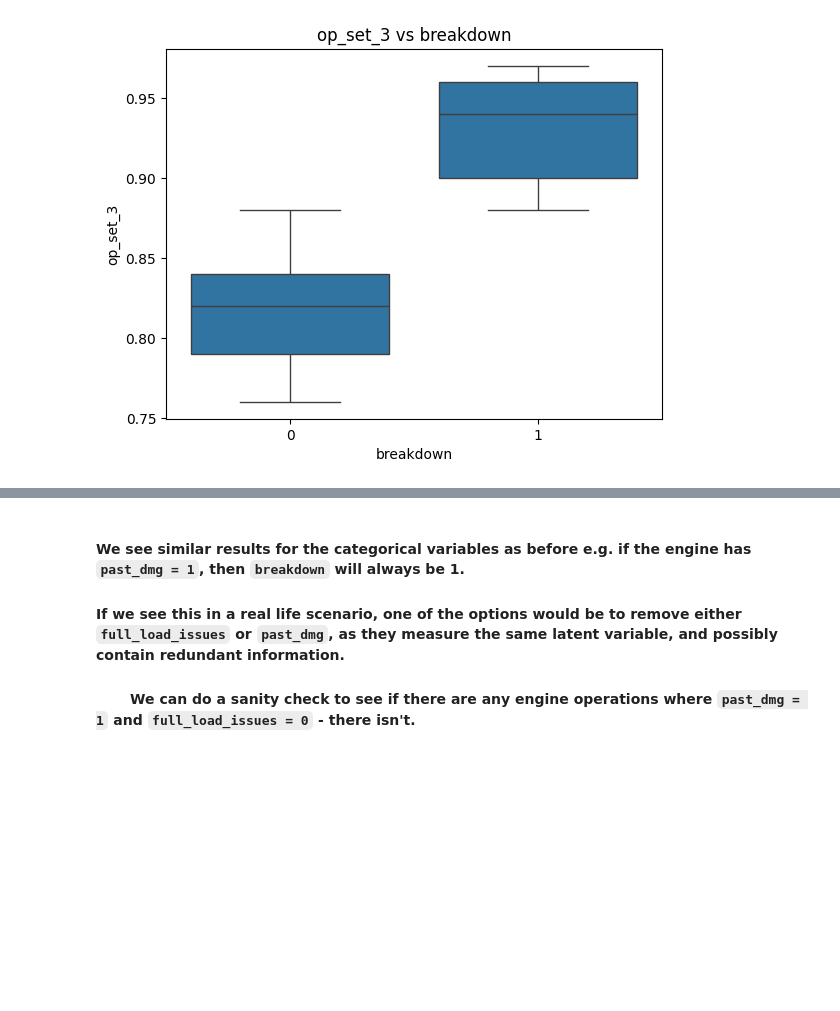
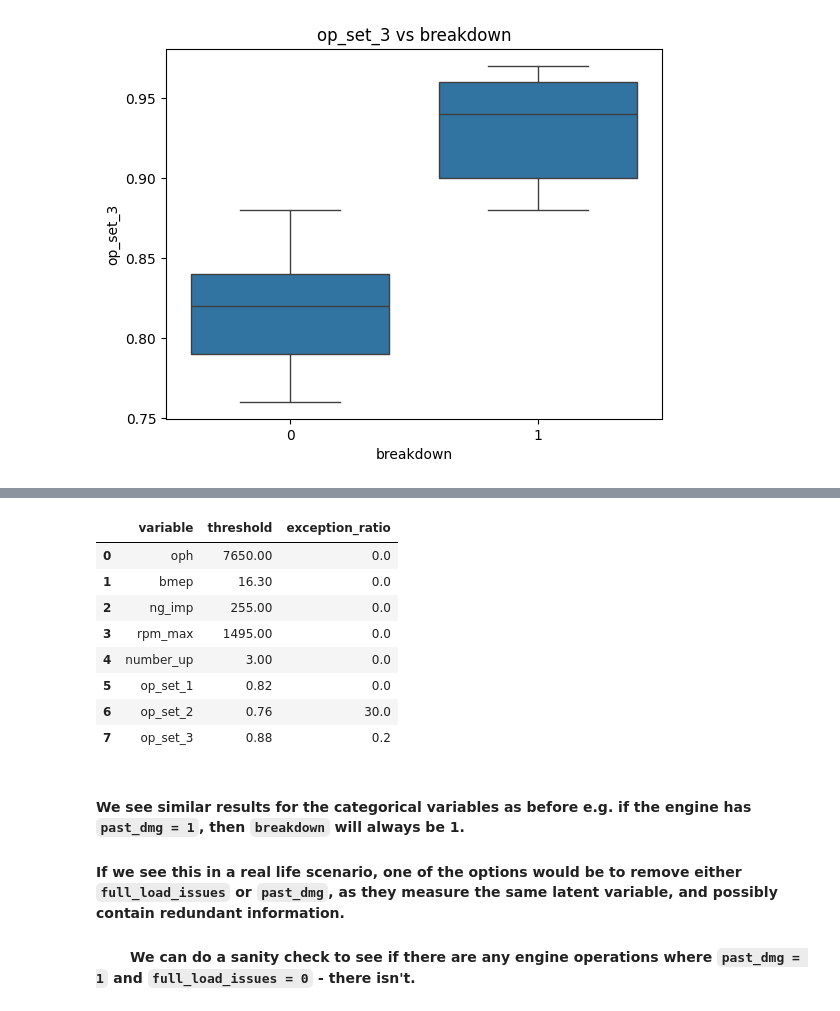
Before and after one commit to krenakxg/bi-case-study, a Jupyter notebook: analysis/01_DQ_EDA.ipynb, the cells around one changed output, grey strips where cells are left out. Cells and saved outputs as stored; diff of their text form; code cells hidden in the pictures; blank space fills up the shorter version.

```diff
--- a/analysis/01_DQ_EDA.ipynb
+++ b/analysis/01_DQ_EDA.ipynb
@@ -115,3 +142,28 @@ for col in metrics_cols:
+# %%
+threshold_results = []
+
+for col in metrics_cols:
+    threshold_min = df[df['breakdown'] == 1][col].min()
+
+    if pd.isna(threshold_min):
+        threshold_results.append({'variable': col,'threshold': pd.NA,'exception_ratio': pd.NA})
+        continue
+
+    exceptions = df[(df[col] >= threshold_min) & (df['breakdown'] == 0)]
+    threshold_results.append({'variable': col,'threshold': threshold_min,'exception_ratio':  len(exceptions)/len(df)*100})
+
+threshold_df = pd.DataFrame(threshold_results)
+threshold_df
+# %% [output]
+|  | variable | threshold | exception_ratio |
+| 0 | oph | 7650.00 | 0.0 |
+| 1 | bmep | 16.30 | 0.0 |
+| 2 | ng_imp | 255.00 | 0.0 |
+| 3 | rpm_max | 1495.00 | 0.0 |
+| 4 | number_up | 3.00 | 0.0 |
+| 5 | op_set_1 | 0.82 | 0.0 |
+| 6 | op_set_2 | 0.76 | 30.0 |
+| 7 | op_set_3 | 0.88 | 0.2 |
 # %% [markdown]
 #### We see similar results for the categorical variables as before e.g. if the engine has `past_dmg = 1`, then `breakdown` will always be 1.
 #### If we see this in a real life scenario, one of the options would be to remove either `full_load_issues` or `past_dmg`, as they measure the same latent variable, and possibly contain redundant information.
```
Also changed, not shown: parts of 8 cells of this notebook, 2 other files.
